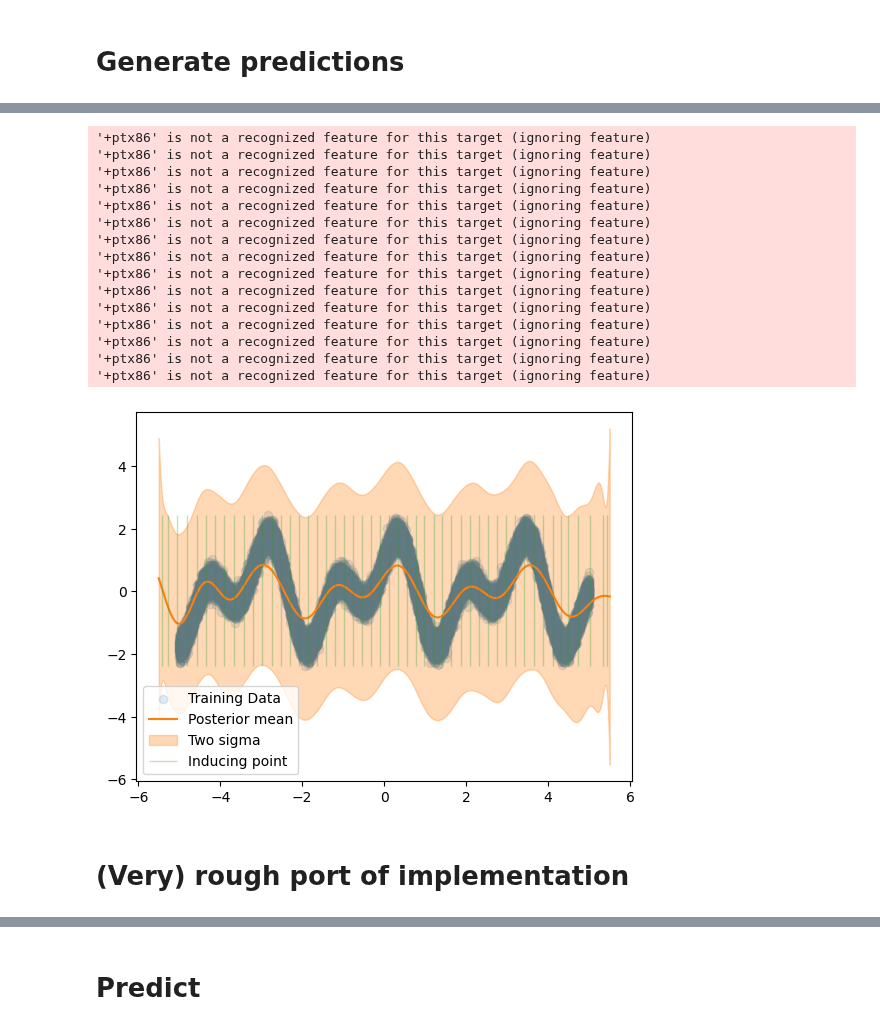
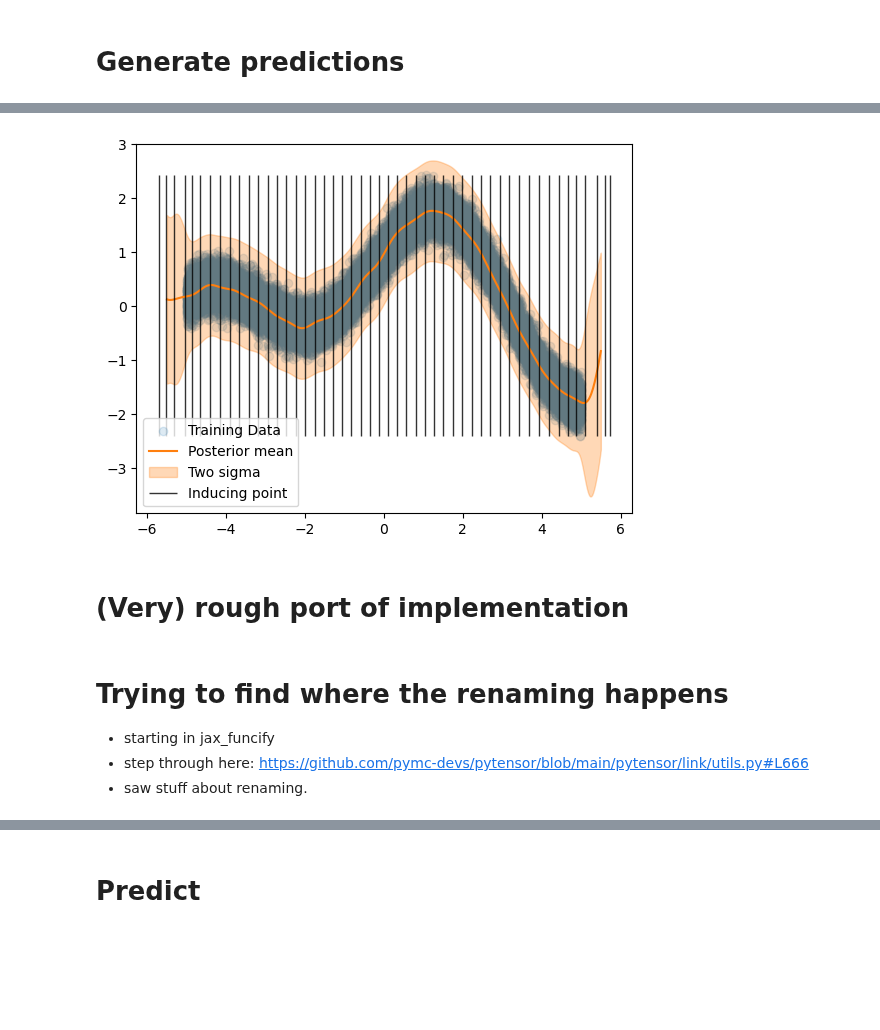
Before and after one commit to jessegrabowski/pymc-extras, a Jupyter notebook: notebooks/gpjax-ssgp-port.ipynb, the cells around one changed output, grey strips where cells are left out. Cells and saved outputs as stored; diff of their text form; code cells hidden in the pictures; blank space fills up the shorter version.

```diff
--- a/notebooks/gpjax-ssgp-port.ipynb
+++ b/notebooks/gpjax-ssgp-port.ipynb
@@ -65,7 +59,8 @@ noise = 0.2
 
 key, subkey = jr.split(key)
 x = jr.uniform(key=key, minval=-5.0, maxval=5.0, shape=(n,)).reshape(-1, 1)
-f = lambda x: jnp.sin(4 * x) + jnp.cos(2 * x)
+#f = lambda x: jnp.sin(4 * x) + jnp.cos(2 * x) # original
+f = lambda x: jnp.sin(1 * x) + jnp.cos(0.5 * x)
 signal = f(x)
 y = signal + jr.normal(subkey, shape=signal.shape) * noise
 D = gpx.Dataset(X=x, y=y)
@@ -170,7 +113,7 @@ schedule = ox.warmup_cosine_decay_schedule(
     init_value=0.0,
     peak_value=0.02,
     warmup_steps=75,
-    decay_steps=2000,
+    decay_steps=5000,
     end_value=0.001,
 )
 
@@ -180,7 +123,7 @@ opt_posterior, history = gpx.fit(
     objective=lambda p, d: -gpx.objectives.elbo(p, d),
     train_data=D,
     optim=ox.adam(learning_rate=schedule),
-    num_iters=10_000 * 500 // 50_000,
+    num_iters=100_000 * 500 // 50_000,
     key=jr.key(42),
     batch_size=500,
 )
@@ -261,42 +147,27 @@ sigma = predictive_dist.stddev()
 # %%
 fig, ax = plt.subplots()
 ax.scatter(x, y, alpha=0.15, label="Training Data", color=cols[0])
 ax.plot(xtest, meanf, label="Posterior mean", color=cols[1])
 ax.fill_between(
     xtest.flatten(),
     meanf - 2 * sigma,
     meanf + 2 * sigma,
     alpha=0.3,
     color=cols[1],
     label="Two sigma",
 )
 ax.vlines(
     opt_posterior.inducing_inputs.value,
     ymin=y.min(),
     ymax=y.max(),
-    alpha=0.3,
+    alpha=0.8,
     linewidth=1,
     label="Inducing point",
-    color=cols[2],
+    color="k",
 )
 ax.legend();
 # %% [output]
-'+ptx86' is not a recognized feature for this target (ignoring feature)
-'+ptx86' is not a recognized feature for this target (ignoring feature)
-'+ptx86' is not a recognized feature for this target (ignoring feature)
-'+ptx86' is not a recognized feature for this target (ignoring feature)
-'+ptx86' is not a recognized feature for this target (ignoring feature)
-'+ptx86' is not a recognized feature for this target (ignoring feature)
-'+ptx86' is not a recognized feature for this target (ignoring feature)
-'+ptx86' is not a recognized feature for this target (ignoring feature)
-'+ptx86' is not a recognized feature for this target (ignoring feature)
-'+ptx86' is not a recognized feature for this target (ignoring feature)
-'+ptx86' is not a recognized feature for this target (ignoring feature)
-'+ptx86' is not a recognized feature for this target (ignoring feature)
-'+ptx86' is not a recognized feature for this target (ignoring feature)
-'+ptx86' is not a recognized feature for this target (ignoring feature)
-'+ptx86' is not a recognized feature for this target (ignoring feature)
-[figure, old version]
+[figure, new version]
 # %% [markdown]
 # (Very) rough port of implementation
 # %%
@@ -470,6 +342,11 @@ with pm.Model() as model:
         return (n / b) * pt.sum(var_exp).squeeze() - kl
 
     loss = -elbo(X, y)
+# %% [markdown]
+# Trying to find where the renaming happens
+- starting in jax_funcify
+- step through here: https://github.com/pymc-devs/pytensor/blob/main/pytensor/link/utils.py#L666
+- saw stuff about renaming.
 # %%
 def make_training_step_fn(
     model,
```
Also changed, not shown: parts of 62 cells of this notebook.
